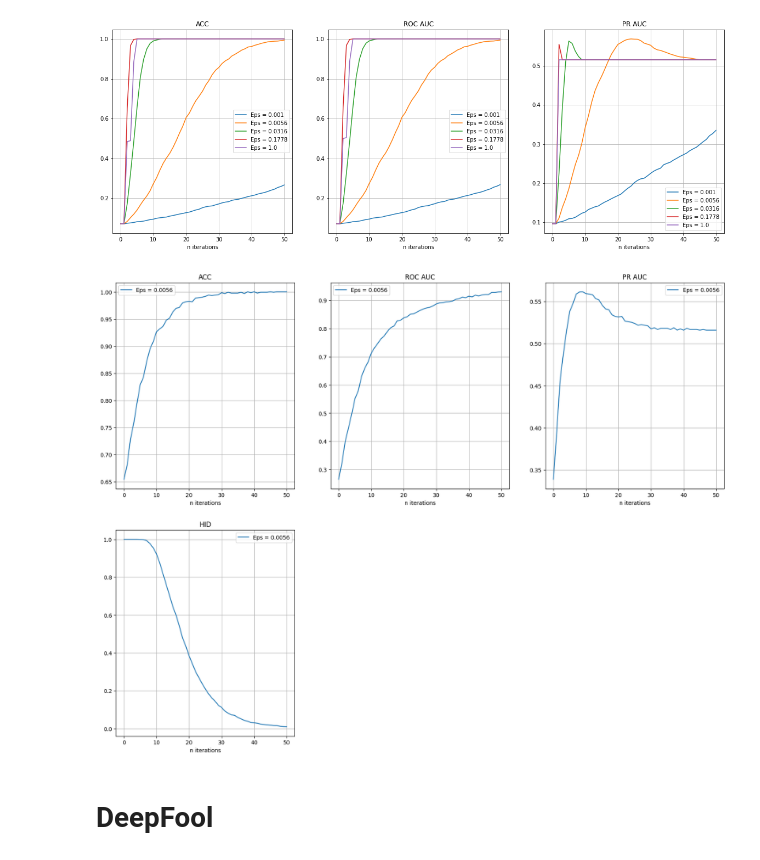
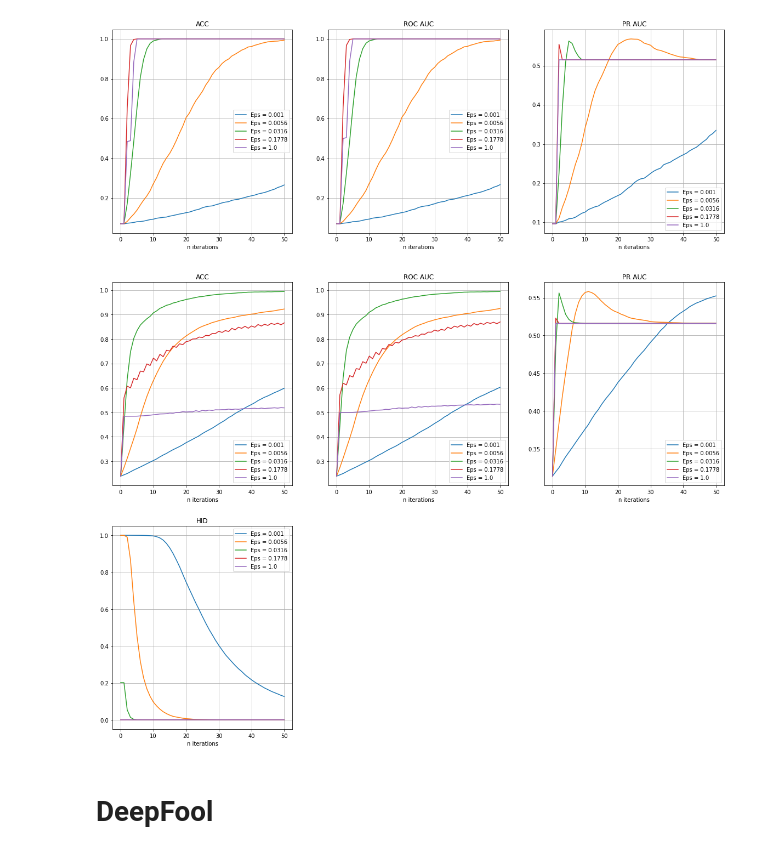
Before and after one commit to petrsokerin/Hidden_adversarial_attacks, a Jupyter notebook: notebooks/Vizual_reg_attack.ipynb, the cells around one changed output. Saved outputs shown, nothing was run; the diff lists cells and outputs as text; code cells hidden in the pictures.

```diff
--- a/notebooks/Vizual_reg_attack.ipynb
+++ b/notebooks/Vizual_reg_attack.ipynb
@@ -691,11 +697,10 @@ plot_aa_metrics(aa_res_df, method='metric', inverse=True)
 # %% [output]
 [figure]
 # %%
-#results/Ford_A/IFGSM/Discriminator_pickle/fgsm_disc_attack
-aa_res_df= pd.read_csv(f'results/Ford_A/IFGSM/Discriminator_pickle/fgsm_disc_attack/aa_res_Ford_A_0_alpha=0.001.csv', index_col=0)
+aa_res_df= pd.read_csv(f'results/Ford_A/IFGSM/Original/aa_res_Ford_A_0_alpha=0.1.csv', index_col=0)
 plot_aa_metrics(aa_res_df, method='metric', inverse=True)
 # %% [output]
-[figure, old version]
+[figure, new version]
 # %% [markdown]
 # DeepFool
 # %%
```
Also changed, not shown: parts of 19 cells of this notebook, 17 other files.
